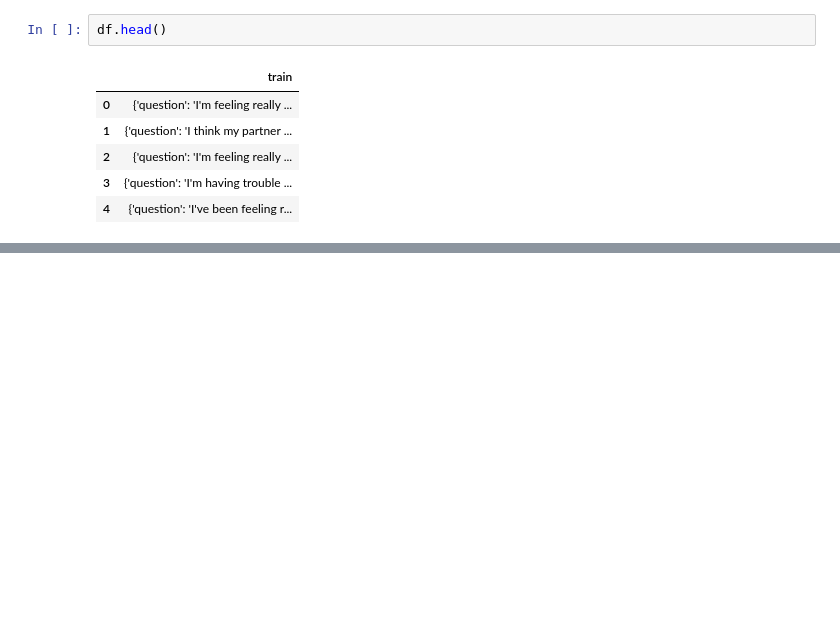
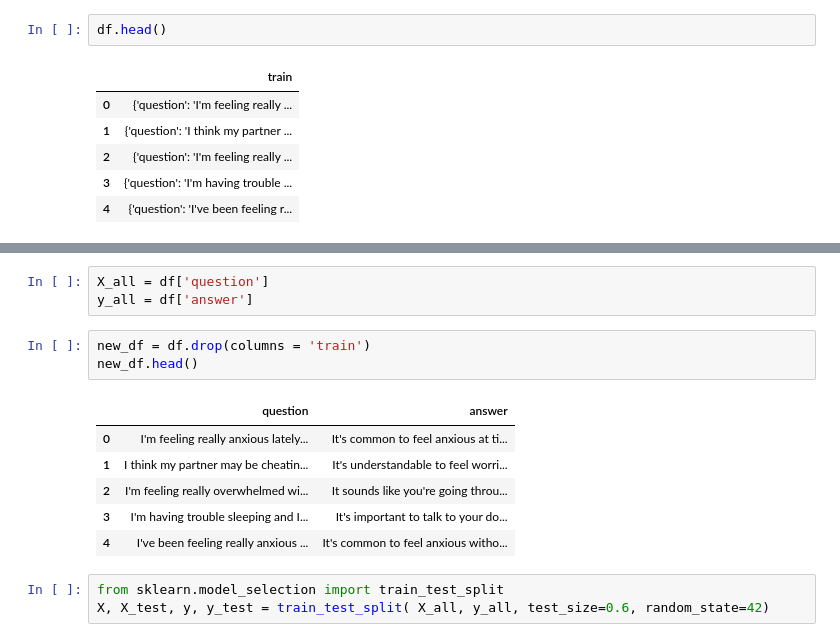
Before and after one commit to Tiphaineoz/Lift_Me_Up, a Jupyter notebook: notebooks/Tiphaineoz.ipynb, the cells around one changed output, grey strips where cells are left out. Cells and saved outputs as stored; diff of their text form; blank space fills up the shorter version.

```diff
--- a/notebooks/Tiphaineoz.ipynb
+++ b/notebooks/Tiphaineoz.ipynb
@@ -21,0 +54,16 @@ NameError: name 'df' is not defined
+# %%
+X_all = df['question']
+y_all = df['answer']
+# %%
+new_df = df.drop(columns = 'train')
+new_df.head()
+# %% [output]
+|  | question | answer |
+| 0 | I'm feeling really anxious lately... | It's common to feel anxious at ti... |
+| 1 | I think my partner may be cheatin... | It's understandable to feel worri... |
+| 2 | I'm feeling really overwhelmed wi... | It sounds like you're going throu... |
+| 3 | I'm having trouble sleeping and I... | It's important to talk to your do... |
+| 4 | I've been feeling really anxious ... | It's common to feel anxious witho... |
+# %%
+from sklearn.model_selection import train_test_split
+X, X_test, y, y_test = train_test_split( X_all, y_all, test_size=0.6, random_state=42)
```
Also changed, not shown: parts of 26 cells of this notebook, 4 other files.
